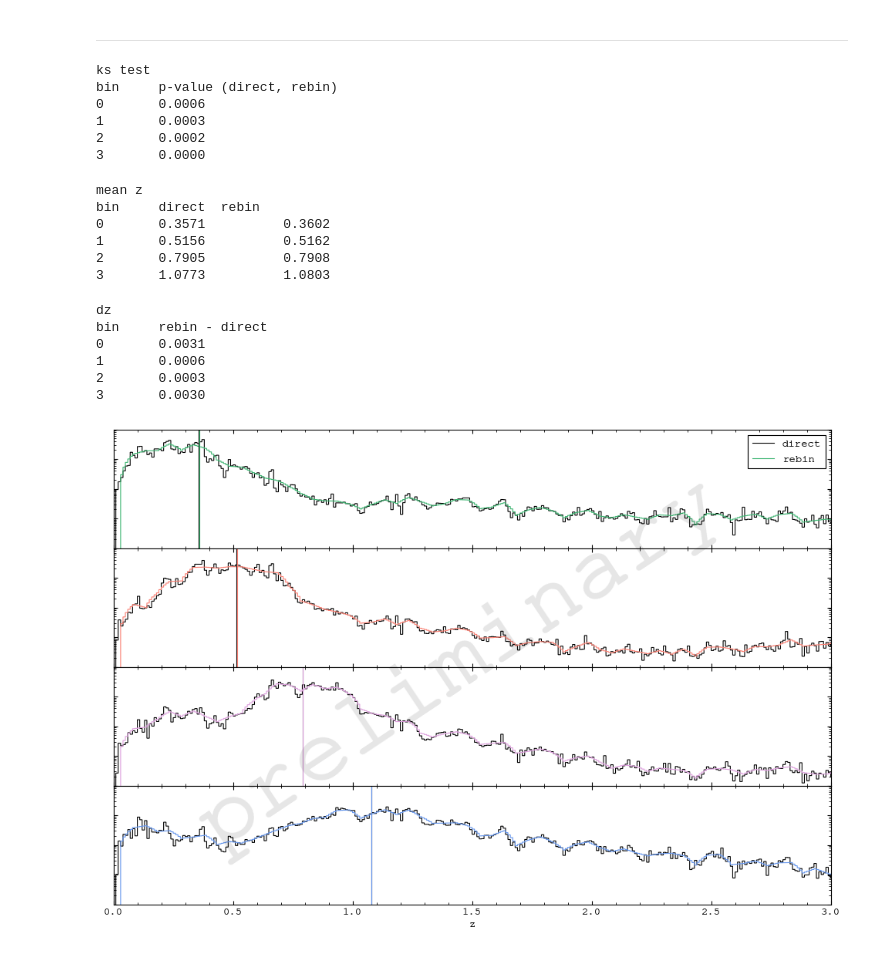
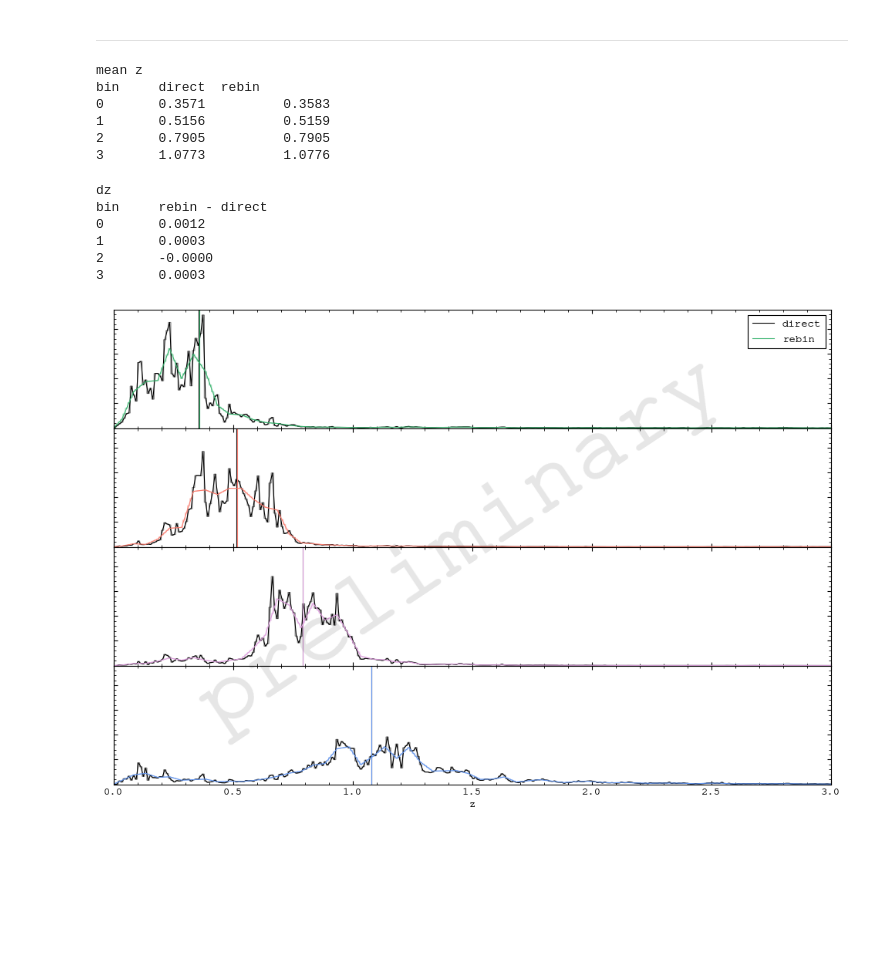
Before and after one commit to sidneymau/des-y6-image-sims-analysis, a Jupyter notebook: notebooks/2025_02_17_tomography/binning.ipynb, the cells around one changed output. Drawn from its saved outputs; the diff is of its cells as text; code cells hidden in the pictures; blank space fills up the shorter version.

```diff
--- a/notebooks/2025_02_17_tomography/binning.ipynb
+++ b/notebooks/2025_02_17_tomography/binning.ipynb
@@ -392,26 +444,5 @@ for tomographic_bin in lib.const.TOMOGRAPHIC_BINS:
 
     nz_rebin_001[tomographic_bin] = dndz_true
-# %%
-print("ks test")
-print(
-    f"bin"
-    f"\tp-value (direct, rebin)"
-)
-for i in lib.const.TOMOGRAPHIC_BINS:
-    ks = stats.kstest(
-        nz_direct_001[i],
-        nz_rebin_001[i],
-    )
-    print(
-        f"{i}\t{ks.pvalue :.4f}"
-    )
-# %% [output]
-ks test
-bin     p-value (direct, rebin)
-0       0.0006
-1       0.0003
-2       0.0002
-3       0.0000
 # %%
 print("mean z")
 print(
@@ -422,17 +453,17 @@ print(
 for i in lib.const.TOMOGRAPHIC_BINS:
     print(
         f"{i}"
-        f"\t{np.average(zbinsc_001, weights=nz_direct_001[i]) :.4f}"
+        f"\t{np.average(zvals_001, weights=nz_direct_001[i]) :.4f}"
         "\t"
-        f"\t{np.average(zbinsc_001, weights=nz_rebin_001[i]) :.4f}"
+        f"\t{np.average(zvals_001, weights=nz_rebin_001[i]) :.4f}"
     )
 # %% [output]
 mean z
 bin     direct  rebin
-0       0.3571          0.3602
-1       0.5156          0.5162
-2       0.7905          0.7908
-3       1.0773          1.0803
+0       0.3571          0.3583
+1       0.5156          0.5159
+2       0.7905          0.7905
+3       1.0773          1.0776
 # %%
 print("dz")
 print(
@@ -442,15 +473,15 @@ print(
 for i in lib.const.TOMOGRAPHIC_BINS:
     print(
         f"{i}"
-        f"\t{np.average(zbinsc_001, weights=nz_rebin_001[i]) - np.average(zbinsc_001, weights=nz_direct_001[i]) :.4f}"
+        f"\t{np.average(zvals_001, weights=nz_rebin_001[i]) - np.average(zvals_001, weights=nz_direct_001[i]) :.4f}"
     )
 # %% [output]
 dz
 bin     rebin - direct
-0       0.0031
-1       0.0006
-2       0.0003
-3       0.0030
+0       0.0012
+1       0.0003
+2       -0.0000
+3       0.0003
 # %%
 fig, axs = plt.subplots(len(lib.const.TOMOGRAPHIC_BINS), 1, figsize=(12, 8), sharex=True, sharey=True)
 
@@ -465,42 +496,56 @@ tomo_colors = {
 
 for i in lib.const.TOMOGRAPHIC_BINS:
     axs[i].axvline(
-        np.average(zbinsc_001, weights=nz_direct_001[i]),
+        np.average(zvals_001, weights=nz_direct_001[i]),
         c="k",
         ls="-",
     )
-    axs[i].stairs(
+    axs[i].plot(
+        zvals_001,
         nz_direct_001[i],
-        edges=zbins_001,
-        ec="k",
+        c="k",
         ls="-",
         label="direct",
     )
+    axs[i].stairs(
+        nz_direct_001[i],
+        edges=zedges_001,
+        ec="k",
+        ls="-",
+        alpha=0.5,
+    )
 
     axs[i].axvline(
-        np.average(zbinsc_001, weights=nz_rebin_001[i]),
+        np.average(zvals_001, weights=nz_rebin_001[i]),
         c=tomo_colors[i],
         ls="-",
     )
-    axs[i].stairs(
+    axs[i].plot(
+        zvals_001,
         nz_rebin_001[i],
-        edges=zbins_001,
-        ec=tomo_colors[i],
+        c=tomo_colors[i],
         ls="-",
         label="rebin",
     )
+    axs[i].stairs(
+        nz_rebin_001[i],
+        edges=zedges_001,
+        ec=tomo_colors[i],
+        ls="-",
+        alpha=0.5,
+    )
 
 axs[-1].set_xlim(0, 3)
-axs[-1].set_yscale("log")
-axs[-1].set_ylim(1e-3, 1e1)
+# axs[-1].set_yscale("log")
+# axs[-1].set_ylim(1e-3, 1e1)
 
 axs[-1].set_xlabel("z")
 axs[-1].set_yticklabels([])
 
 axs[0].legend(loc="upper right")
 
 watermark(fig)
 
 plt.show()
 # %% [output]
-[figure, old version]
+[figure, new version]
```
Also changed, not shown: parts of 18 cells of this notebook.
